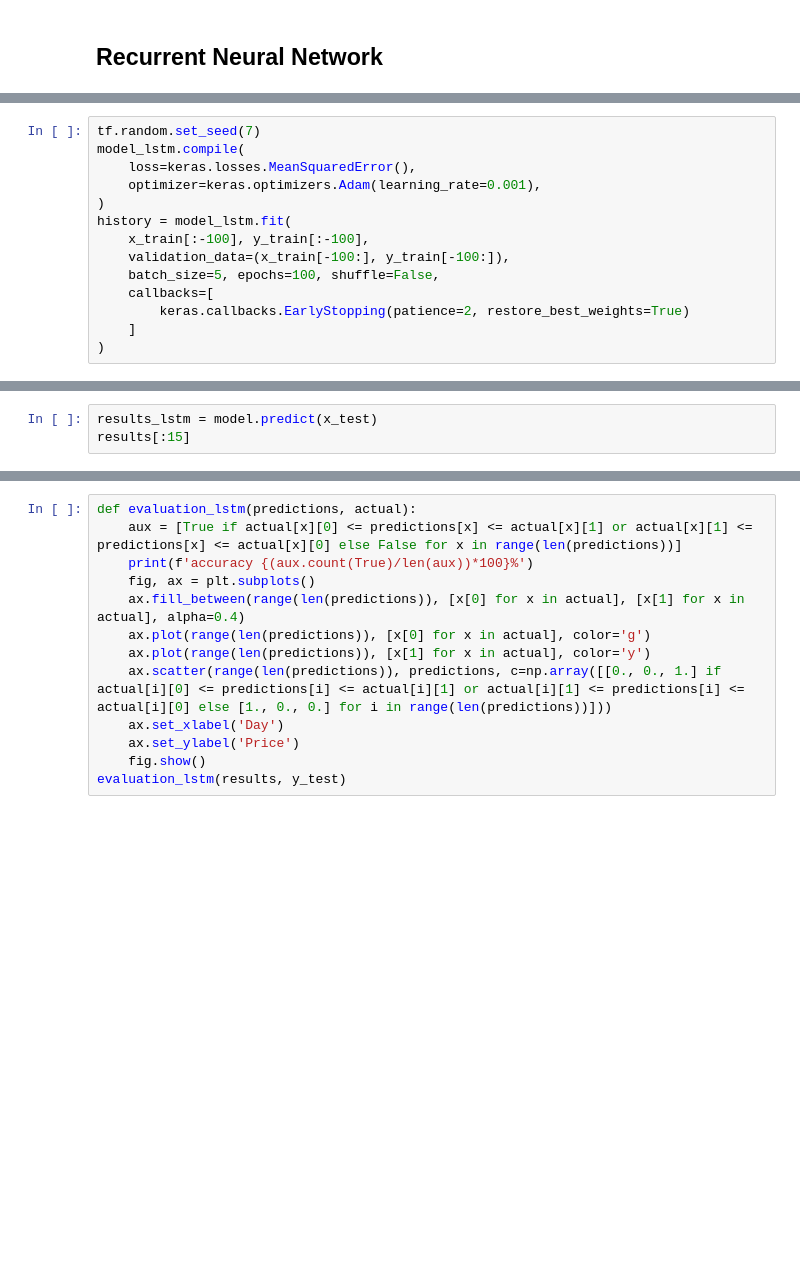
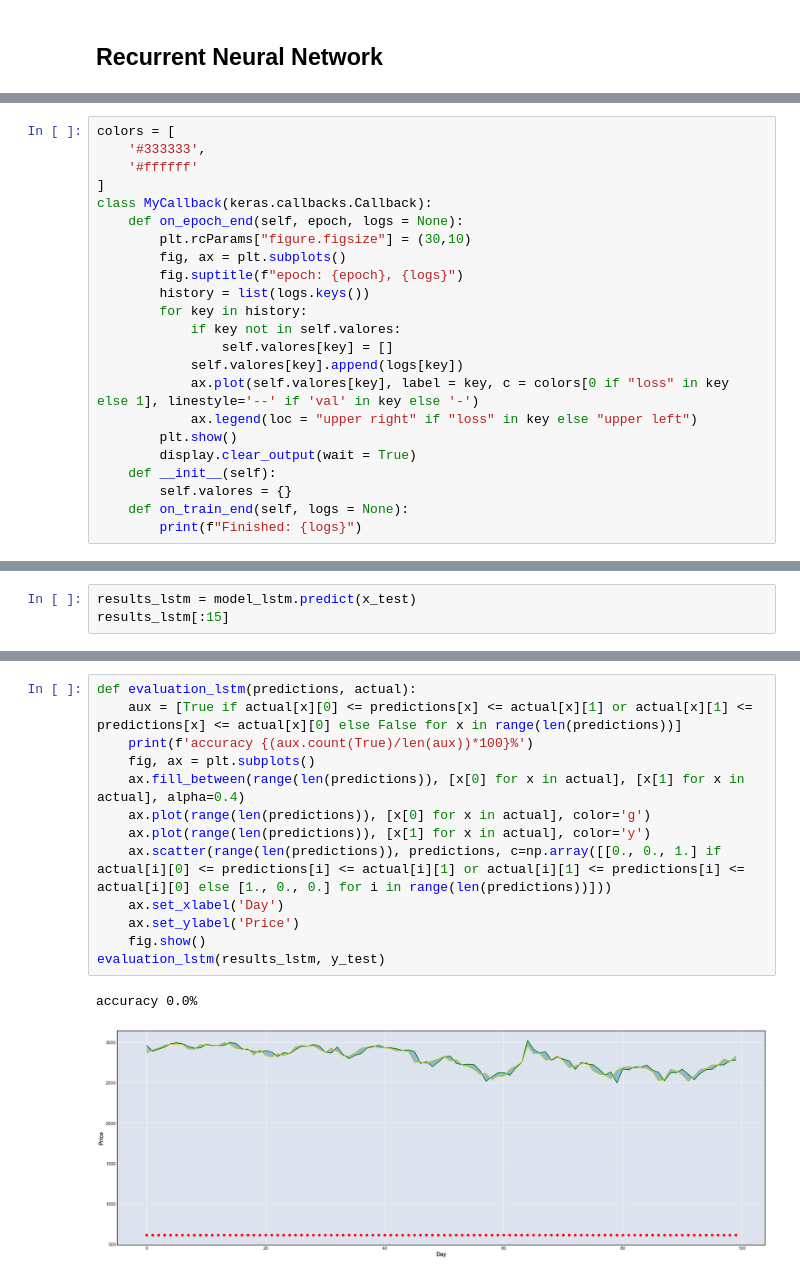
Before and after one commit to marcosmartinezfco/Proyecto-Fin-Grado-61IW, a Jupyter notebook: predictionModule/lstm.ipynb, the cells around one changed output, grey strips where cells are left out. Cells and saved outputs as stored; diff of their text form; blank space fills up the shorter version.

```diff
--- a/predictionModule/lstm.ipynb
+++ b/predictionModule/lstm.ipynb
@@ -259,2 +244,25 @@ y_test[99]
+# %%
+colors = [
+    '#333333',
+    '#ffffff'
+]
+class MyCallback(keras.callbacks.Callback):
+    def on_epoch_end(self, epoch, logs = None):
+        plt.rcParams["figure.figsize"] = (30,10)
+        fig, ax = plt.subplots()
+        fig.suptitle(f"epoch: {epoch}, {logs}")
+        history = list(logs.keys())
+        for key in history:
+            if key not in self.valores:
+                self.valores[key] = []
+            self.valores[key].append(logs[key])
+            ax.plot(self.valores[key], label = key, c = colors[0 if "loss" in key else 1], linestyle='--' if 'val' in key else '-')
+            ax.legend(loc = "upper right" if "loss" in key else "upper left")
+        plt.show()
+        display.clear_output(wait = True)
+    def __init__(self):
+        self.valores = {}
+    def on_train_end(self, logs = None):
+        print(f"Finished: {logs}")
 # %%
 inputs = keras.layers.Input(shape=(x_train.shape[1:]))
@@ -267,17 +296,3 @@ model_lstm.summary()
-# %%
-tf.random.set_seed(7)
-model_lstm.compile(
-    loss=keras.losses.MeanSquaredError(),
-    optimizer=keras.optimizers.Adam(learning_rate=0.001),
-)
-history = model_lstm.fit(
-    x_train[:-100], y_train[:-100],
-    validation_data=(x_train[-100:], y_train[-100:]),
-    batch_size=5, epochs=100, shuffle=False,
-    callbacks=[
-        keras.callbacks.EarlyStopping(patience=2, restore_best_weights=True)
-    ]
-)
 # %%
 fig, ax = plt.subplots()
 ax.plot(history.history['loss'][1:], label='Loss')
@@ -286,3 +304,3 @@ ax.legend()
 # %%
-results_lstm = model.predict(x_test)
-results[:15]
+results_lstm = model_lstm.predict(x_test)
+results_lstm[:15]
@@ -289,13 +323,16 @@ results[:15]
 # %%
 def evaluation_lstm(predictions, actual):
     aux = [True if actual[x][0] <= predictions[x] <= actual[x][1] or actual[x][1] <= predictions[x] <= actual[x][0] else False for x in range(len(predictions))]
     print(f'accuracy {(aux.count(True)/len(aux))*100}%')
     fig, ax = plt.subplots()
     ax.fill_between(range(len(predictions)), [x[0] for x in actual], [x[1] for x in actual], alpha=0.4)
     ax.plot(range(len(predictions)), [x[0] for x in actual], color='g')
     ax.plot(range(len(predictions)), [x[1] for x in actual], color='y')
     ax.scatter(range(len(predictions)), predictions, c=np.array([[0., 0., 1.] if actual[i][0] <= predictions[i] <= actual[i][1] or actual[i][1] <= predictions[i] <= actual[i][0] else [1., 0., 0.] for i in range(len(predictions))]))
     ax.set_xlabel('Day')
     ax.set_ylabel('Price')
     fig.show()
-evaluation_lstm(results, y_test)
+evaluation_lstm(results_lstm, y_test)
+# %% [output]
+accuracy 0.0%
+[figure, added]
```
Also changed, not shown: parts of 13 cells of this notebook.
